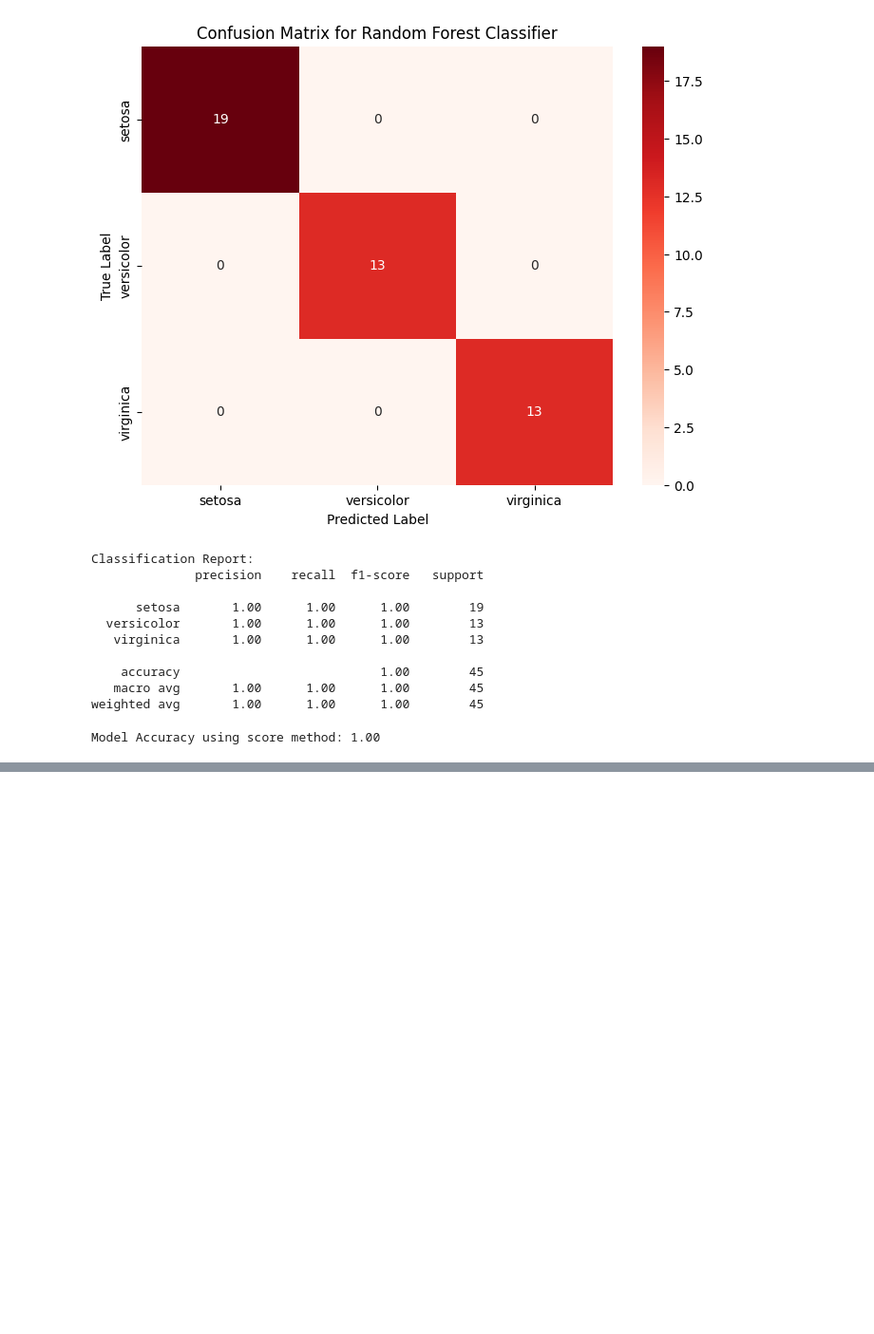
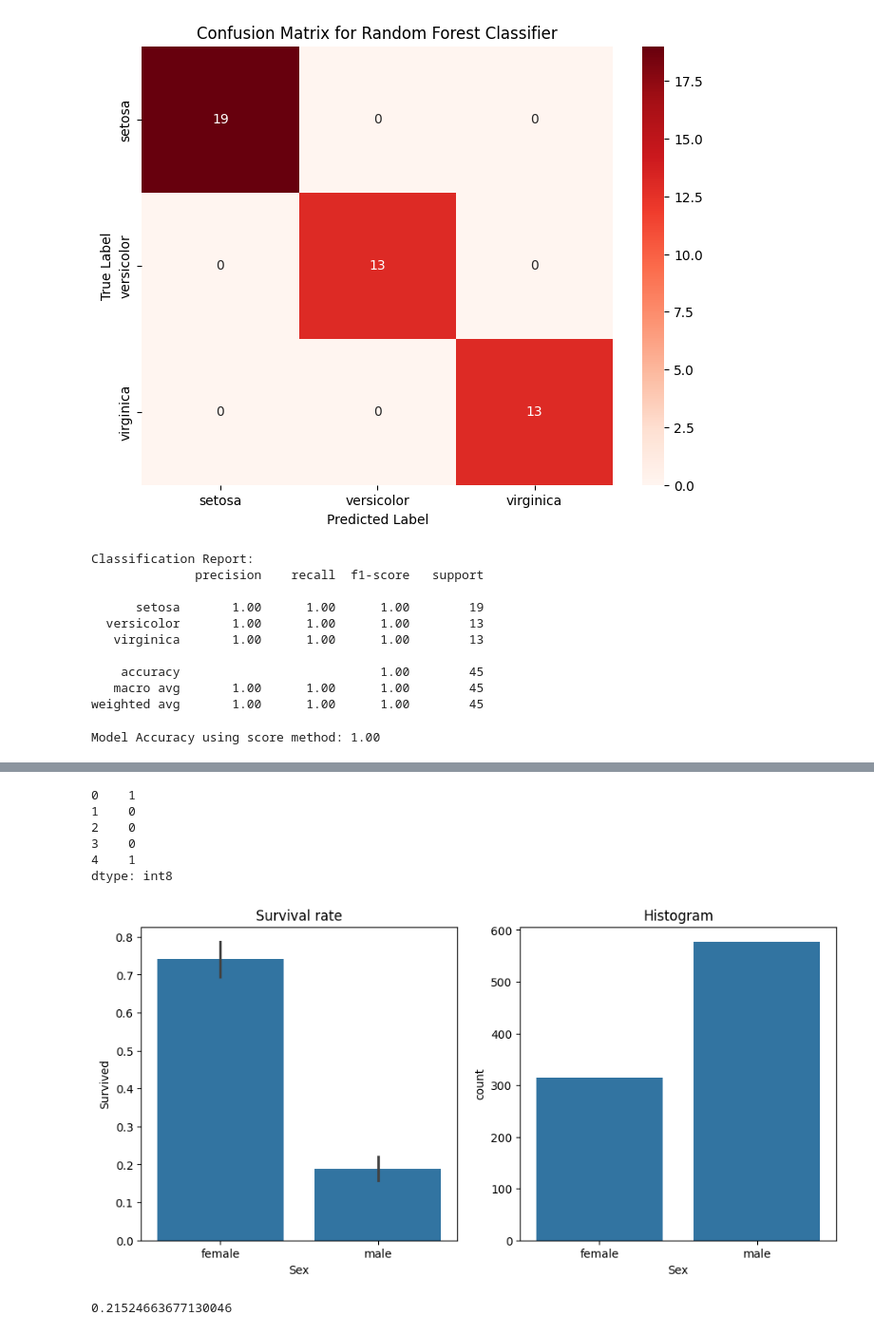
Before and after one commit to praneshnikhar/MachineLearningFrom0, a Jupyter notebook: Supervised Learning Models/Classification/Random_Forest.ipynb, the cells around one changed output, grey strips where cells are left out. Shown: that part at 95% size. Saved outputs shown, nothing was run; the diff lists cells and outputs as text; code cells hidden in the pictures; blank space fills up the shorter version.

```diff
--- a/Supervised Learning Models/Classification/Random_Forest.ipynb
+++ b/Supervised Learning Models/Classification/Random_Forest.ipynb
@@ -87,0 +111,13 @@ Model Accuracy using score method: 1.00
+# %%
+import os
+iskaggle = os.environ.get('KAGGLE_KERNEL_RUN_TYPE', '')
+
+if iskaggle: path = Path('/Users/pranesh/coding2/MachineLearningFrom0/NN/Titanic-Dataset.csv')
+else:
+
+    path = Path('/Users/pranesh/coding2/MachineLearningFrom0/NN/Titanic-Dataset.csv')
+
+
+df = pd.read_csv(path/'/Users/pranesh/coding2/MachineLearningFrom0/NN/Titanic-Dataset.csv')
+tst_df = pd.read_csv(path/'/Users/pranesh/coding2/MachineLearningFrom0/NN/Titanic-Dataset.csv')
+modes = df.mode().iloc[0]
@@ -87,0 +134,4 @@ Model Accuracy using score method: 1.00
+# %%
+cats=["Sex","Embarked"]
+conts=['Age', 'SibSp', 'Parch', 'LogFare',"Pclass"]
+dep="Survived"
@@ -87,0 +148,17 @@ Model Accuracy using score method: 1.00
+# %%
+df.Sex.cat.codes.head()
+# %% [output]
+0    1
+1    0
+2    0
+3    0
+4    1
+dtype: int8
+# %%
+import seaborn as sns
+
+fig,axs = plt.subplots(1,2, figsize=(11,5))
+sns.barplot(data=df, y=dep, x="Sex", ax=axs[0]).set(title="Survival rate")
+sns.countplot(data=df, x="Sex", ax=axs[1]).set(title="Histogram");
+# %% [output]
+[figure, added]
@@ -87,0 +182,5 @@ Model Accuracy using score method: 1.00
+# %%
+from sklearn.metrics import mean_absolute_error
+mean_absolute_error(val_y, preds)
+# %% [output]
+0.21524663677130046
```
Also changed, not shown: parts of 42 cells of this notebook.
